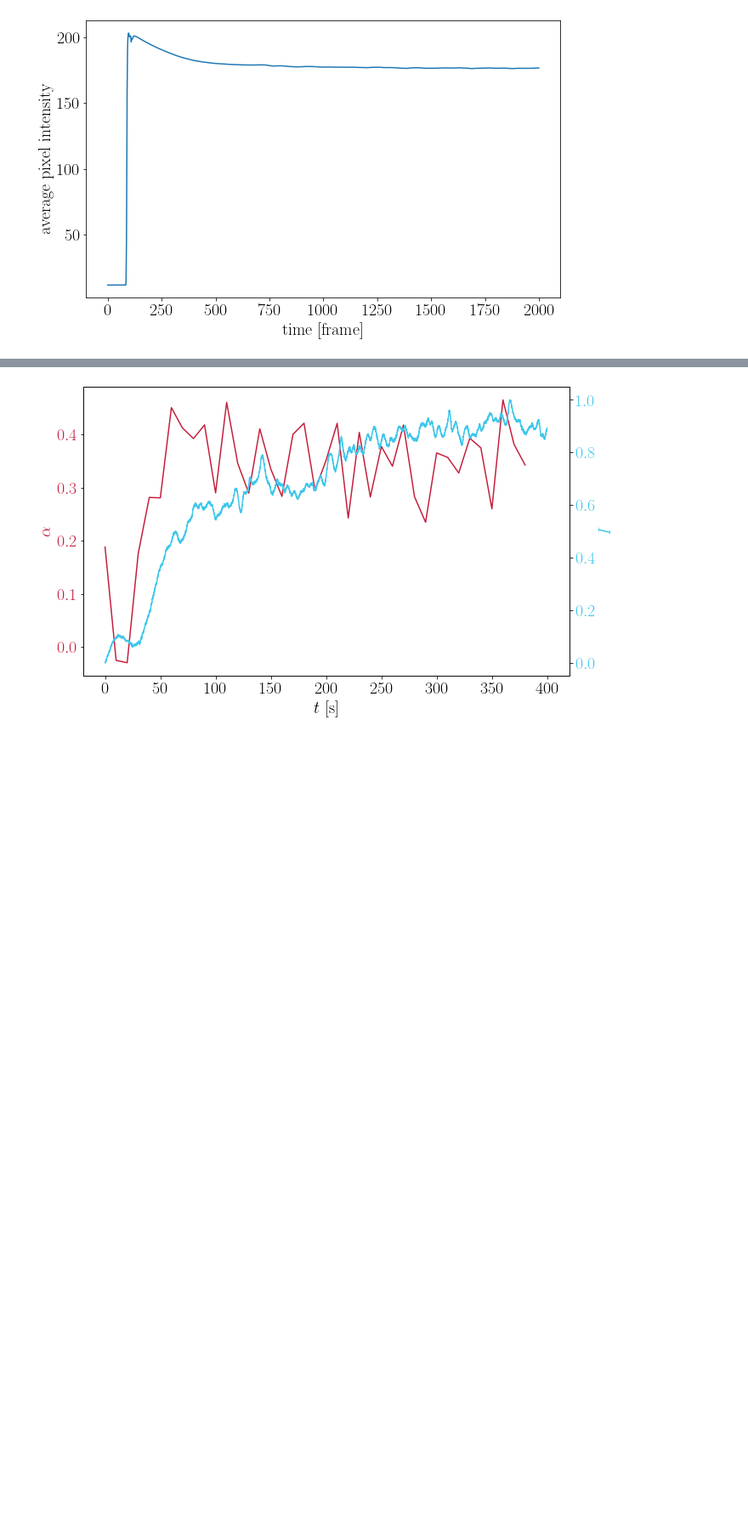
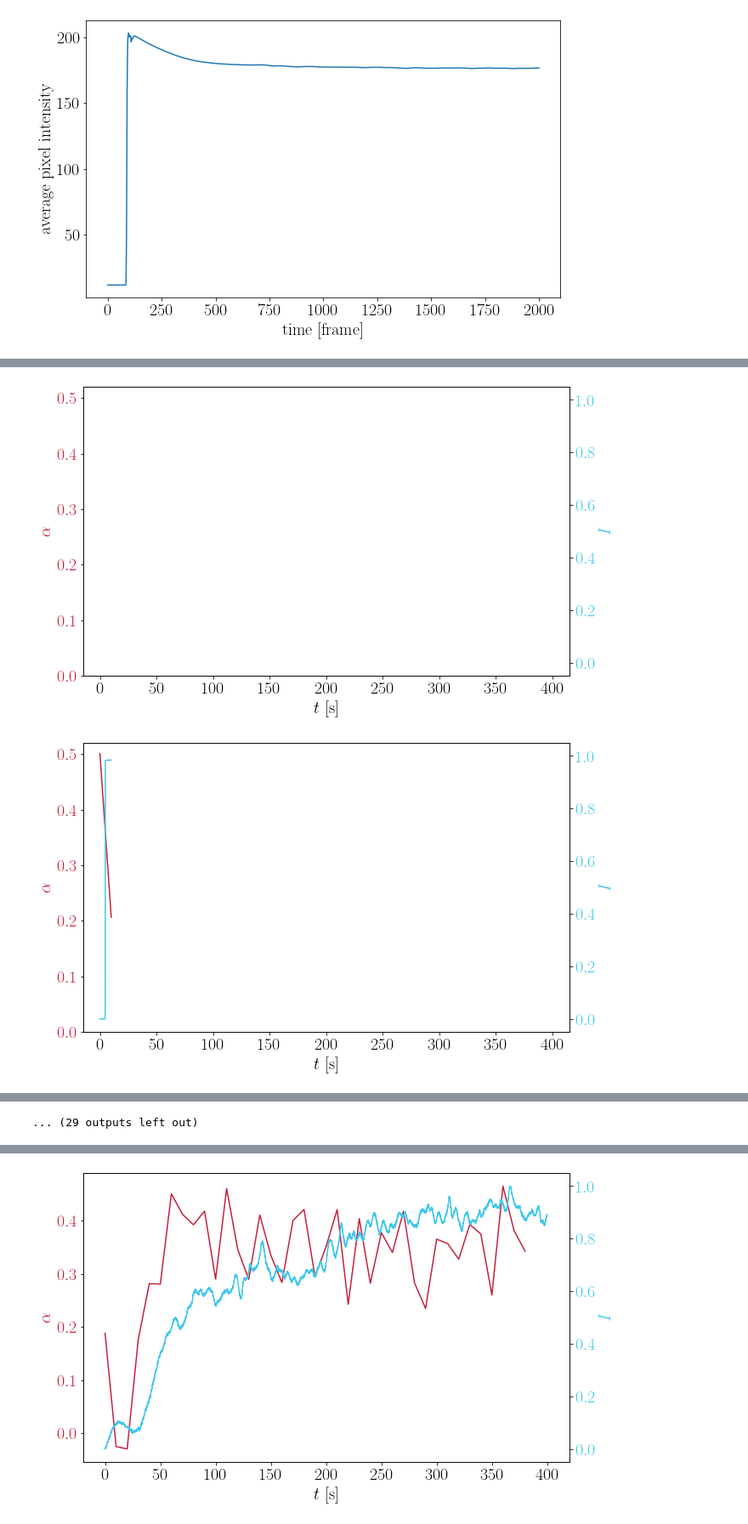
Before and after one commit to ZLoverty/Python, a Jupyter notebook: Correlation/src/fig-2_GNF.ipynb, the cells around one changed output, grey strips where cells are left out. Shown at 85% size. Saved outputs shown, nothing was run; the diff lists cells and outputs as text; code cells hidden in the pictures; blank space fills up the shorter version.

```diff
--- a/Correlation/src/fig-2_GNF.ipynb
+++ b/Correlation/src/fig-2_GNF.ipynb
@@ -635,8 +635,8 @@ for num in numL:
 # refer to https://matplotlib.org/gallery/api/two_scales.html
 
 # load data
-k_data = pd.read_csv(r'E:\moreData\06232020\df2_kinetics\04\kinetics_data.csv')
-i_data = pd.read_csv(r'E:\moreData\06232020\overall_intensity\04\intensity.csv')
+k_data = pd.read_csv(r'E:\moreData\06232020\df2_kinetics\01\kinetics_data.csv')
+i_data = pd.read_csv(r'E:\moreData\06232020\overall_intensity\01\intensity.csv')
 
 # set up constants
 lb = 3
@@ -690,0 +691,37 @@ fig.tight_layout()
+# %%
+# convert to np.array
+t = np.array(t)
+power = np.array(power)
+t1 = np.array(t1)
+i = np.array(i)
+
+# compute lim
+tcL = range(0, 410, 10)
+for tc in tcL:
+    ind = t <= tc
+    ind1 = t1 <= tc
+    # set up fig and ax
+    fig, ax1 = plt.subplots()
+    ax2 = ax1.twinx()
+    # plot t, power
+    color = wowcolor(0)
+    ax1.set_xlabel('$t$ [s]')
+    ax1.set_ylabel('$\\alpha$', color=color)
+    ax1.plot(t[ind], power[ind], color=color)
+    ax1.tick_params(axis='y', labelcolor=color)
+    ax1.set_xlim([-15, 415])
+    ax1.set_ylim([0, 0.52])
+
+    # plot t1, intensity
+    color = wowcolor(4)
+    ax2.set_ylabel('$I$', color=color)
+    ax2.plot(t1[ind1], i[ind1], color=color)
+    ax2.tick_params(axis='y', labelcolor=color)
+    ax2.set_xlim([-15, 415])
+    ax2.set_ylim([-0.05, 1.05])
+
+    fig.tight_layout()
+    fig.savefig(os.path.join(r'E:\Google Drive\Research projects\DF\Figures\fig2-GNF\kinetics_animation', '{0:03d}.png'.format(tc)), format='png', dpi=300)
+# %% [output]
+[figure, added]
+[figure, added]
@@ -690,0 +738 @@ fig.tight_layout()
+... (29 outputs left out)
```
Also changed, not shown: parts of 7 cells of this notebook, 5 other files.
